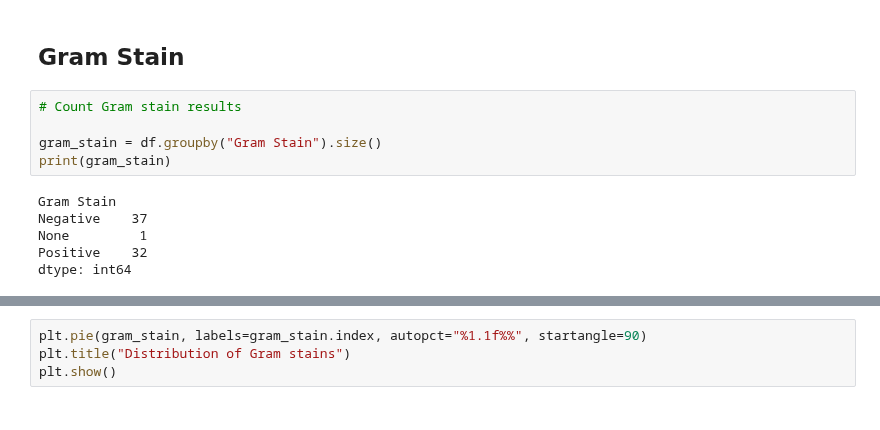
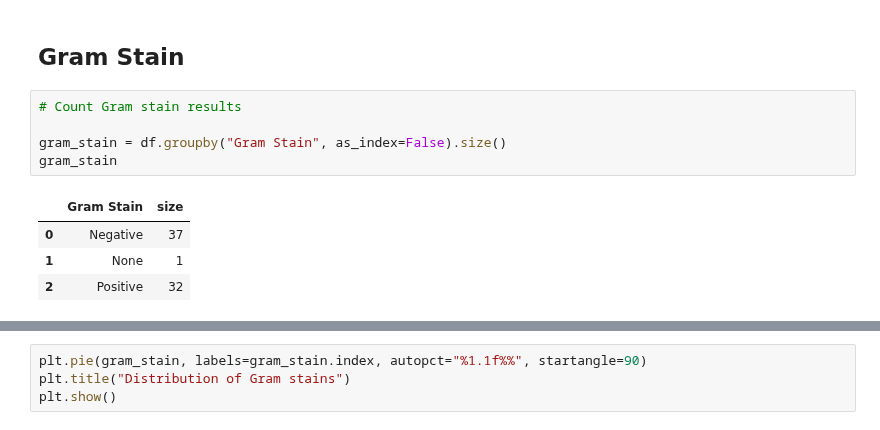
Before and after one commit to kucupwn/MicrobesGrid, a Jupyter notebook: dataset_analysis.ipynb, the cells around one changed output, grey strips where cells are left out. Drawn from its saved outputs; the diff is of its cells as text.

```diff
--- a/dataset_analysis.ipynb
+++ b/dataset_analysis.ipynb
@@ -103,11 +103,10 @@ plt.show()
 # %%
 # Count Gram stain results
 
-gram_stain = df.groupby("Gram Stain").size()
-print(gram_stain)
+gram_stain = df.groupby("Gram Stain", as_index=False).size()
+gram_stain
 # %% [output]
-Gram Stain
-Negative    37
-None         1
-Positive    32
-dtype: int64
+|  | Gram Stain | size |
+| 0 | Negative | 37 |
+| 1 | None | 1 |
+| 2 | Positive | 32 |
```
Also changed, not shown: parts of 5 cells of this notebook, 3 other files.
